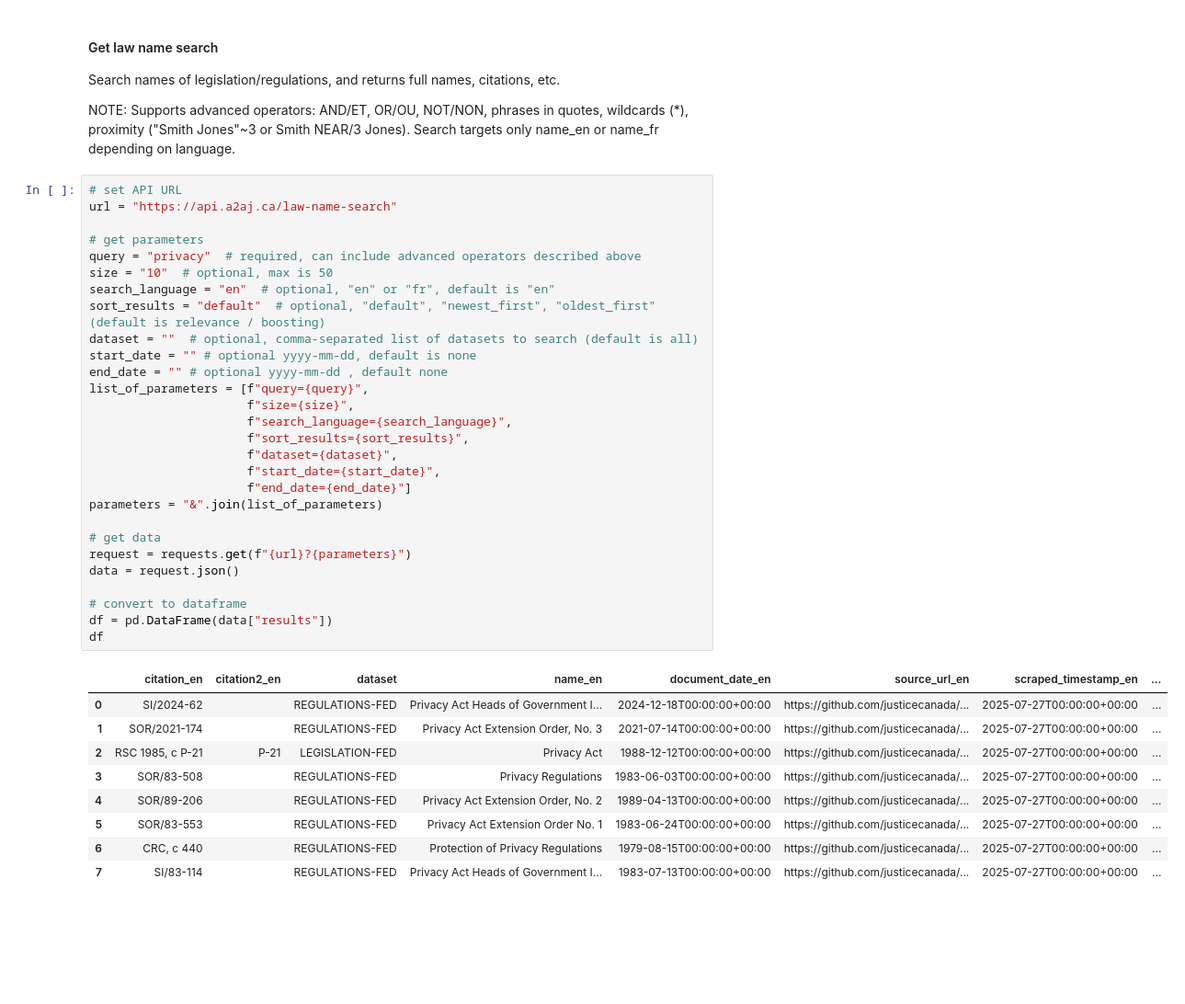
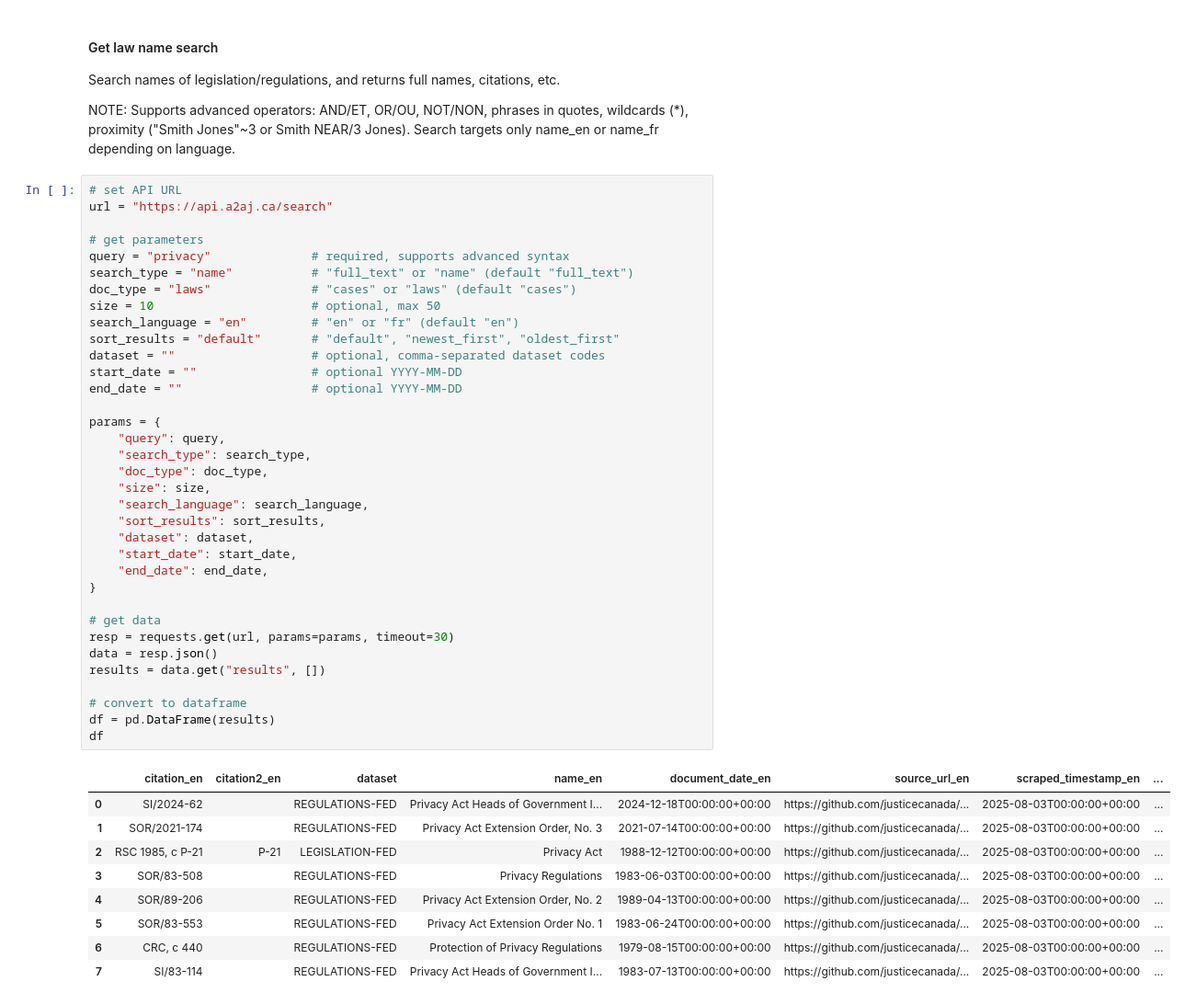
Before and after one commit to a2aj-ca/canadian-legal-data, a Jupyter notebook: access-via-api.ipynb, the cells around one changed output. Shown at 92% size. Cells and saved outputs as stored; diff of their text form; blank space fills up the shorter version.

```diff
--- a/access-via-api.ipynb
+++ b/access-via-api.ipynb
@@ -262,39 +301,46 @@ Search names of legislation/regulations, and returns full names, citations, etc.
 NOTE: Supports advanced operators: AND/ET, OR/OU, NOT/NON, phrases in quotes, wildcards (*), proximity ("Smith Jones"~3 or Smith NEAR/3 Jones). Search targets only name_en or name_fr depending on language.
 # %%
 # set API URL
-url = "https://api.a2aj.ca/law-name-search"
+url = "https://api.a2aj.ca/search"
 
 # get parameters
-query = "privacy"  # required, can include advanced operators described above
-size = "10"  # optional, max is 50
-search_language = "en"  # optional, "en" or "fr", default is "en"
-sort_results = "default"  # optional, "default", "newest_first", "oldest_first" (default is relevance / boosting)
-dataset = ""  # optional, comma-separated list of datasets to search (default is all)
-start_date = "" # optional yyyy-mm-dd, default is none
-end_date = "" # optional yyyy-mm-dd , default none
-list_of_parameters = [f"query={query}",
-                      f"size={size}",
-                      f"search_language={search_language}",
-                      f"sort_results={sort_results}",
-                      f"dataset={dataset}",
-                      f"start_date={start_date}",
-                      f"end_date={end_date}"]
-parameters = "&".join(list_of_parameters)
+query = "privacy"              # required, supports advanced syntax
+search_type = "name"           # "full_text" or "name" (default "full_text")
+doc_type = "laws"              # "cases" or "laws" (default "cases")
+size = 10                      # optional, max 50
+search_language = "en"         # "en" or "fr" (default "en")
+sort_results = "default"       # "default", "newest_first", "oldest_first"
+dataset = ""                   # optional, comma-separated dataset codes
+start_date = ""                # optional YYYY-MM-DD
+end_date = ""                  # optional YYYY-MM-DD
+
+params = {
+    "query": query,
+    "search_type": search_type,
+    "doc_type": doc_type,
+    "size": size,
+    "search_language": search_language,
+    "sort_results": sort_results,
+    "dataset": dataset,
+    "start_date": start_date,
+    "end_date": end_date,
+}
 
 # get data
-request = requests.get(f"{url}?{parameters}")
-data = request.json()
+resp = requests.get(url, params=params, timeout=30)
+data = resp.json()
+results = data.get("results", [])
 
 # convert to dataframe
-df = pd.DataFrame(data["results"])
+df = pd.DataFrame(results)
 df
 # %% [output]
 |  | citation_en | citation2_en | dataset | name_en | document_date_en | source_url_en | scraped_timestamp_en | ... |
-| 0 | SI/2024-62 |  | REGULATIONS-FED | Privacy Act Heads of Government I... | 2024-12-18T00:00:00+00:00 | https://github.com/justicecanada/... | 2025-07-27T00:00:00+00:00 | ... |
-| 1 | SOR/2021-174 |  | REGULATIONS-FED | Privacy Act Extension Order, No. 3 | 2021-07-14T00:00:00+00:00 | https://github.com/justicecanada/... | 2025-07-27T00:00:00+00:00 | ... |
-| 2 | RSC 1985, c P-21 | P-21 | LEGISLATION-FED | Privacy Act | 1988-12-12T00:00:00+00:00 | https://github.com/justicecanada/... | 2025-07-27T00:00:00+00:00 | ... |
-| 3 | SOR/83-508 |  | REGULATIONS-FED | Privacy Regulations | 1983-06-03T00:00:00+00:00 | https://github.com/justicecanada/... | 2025-07-27T00:00:00+00:00 | ... |
-| 4 | SOR/89-206 |  | REGULATIONS-FED | Privacy Act Extension Order, No. 2 | 1989-04-13T00:00:00+00:00 | https://github.com/justicecanada/... | 2025-07-27T00:00:00+00:00 | ... |
-| 5 | SOR/83-553 |  | REGULATIONS-FED | Privacy Act Extension Order No. 1 | 1983-06-24T00:00:00+00:00 | https://github.com/justicecanada/... | 2025-07-27T00:00:00+00:00 | ... |
-| 6 | CRC, c 440 |  | REGULATIONS-FED | Protection of Privacy Regulations | 1979-08-15T00:00:00+00:00 | https://github.com/justicecanada/... | 2025-07-27T00:00:00+00:00 | ... |
-| 7 | SI/83-114 |  | REGULATIONS-FED | Privacy Act Heads of Government I... | 1983-07-13T00:00:00+00:00 | https://github.com/justicecanada/... | 2025-07-27T00:00:00+00:00 | ... |
+| 0 | SI/2024-62 |  | REGULATIONS-FED | Privacy Act Heads of Government I... | 2024-12-18T00:00:00+00:00 | https://github.com/justicecanada/... | 2025-08-03T00:00:00+00:00 | ... |
+| 1 | SOR/2021-174 |  | REGULATIONS-FED | Privacy Act Extension Order, No. 3 | 2021-07-14T00:00:00+00:00 | https://github.com/justicecanada/... | 2025-08-03T00:00:00+00:00 | ... |
+| 2 | RSC 1985, c P-21 | P-21 | LEGISLATION-FED | Privacy Act | 1988-12-12T00:00:00+00:00 | https://github.com/justicecanada/... | 2025-08-03T00:00:00+00:00 | ... |
+| 3 | SOR/83-508 |  | REGULATIONS-FED | Privacy Regulations | 1983-06-03T00:00:00+00:00 | https://github.com/justicecanada/... | 2025-08-03T00:00:00+00:00 | ... |
+| 4 | SOR/89-206 |  | REGULATIONS-FED | Privacy Act Extension Order, No. 2 | 1989-04-13T00:00:00+00:00 | https://github.com/justicecanada/... | 2025-08-03T00:00:00+00:00 | ... |
+| 5 | SOR/83-553 |  | REGULATIONS-FED | Privacy Act Extension Order No. 1 | 1983-06-24T00:00:00+00:00 | https://github.com/justicecanada/... | 2025-08-03T00:00:00+00:00 | ... |
+| 6 | CRC, c 440 |  | REGULATIONS-FED | Protection of Privacy Regulations | 1979-08-15T00:00:00+00:00 | https://github.com/justicecanada/... | 2025-08-03T00:00:00+00:00 | ... |
+| 7 | SI/83-114 |  | REGULATIONS-FED | Privacy Act Heads of Government I... | 1983-07-13T00:00:00+00:00 | https://github.com/justicecanada/... | 2025-08-03T00:00:00+00:00 | ... |
```
Also changed, not shown: parts of 7 cells of this notebook.
